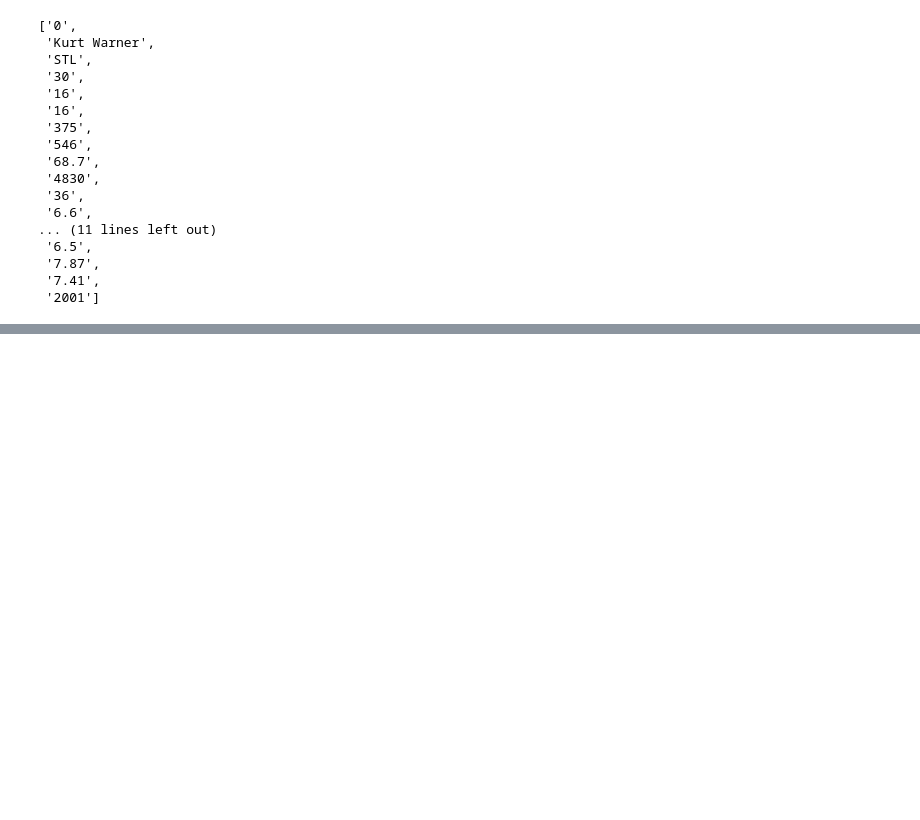
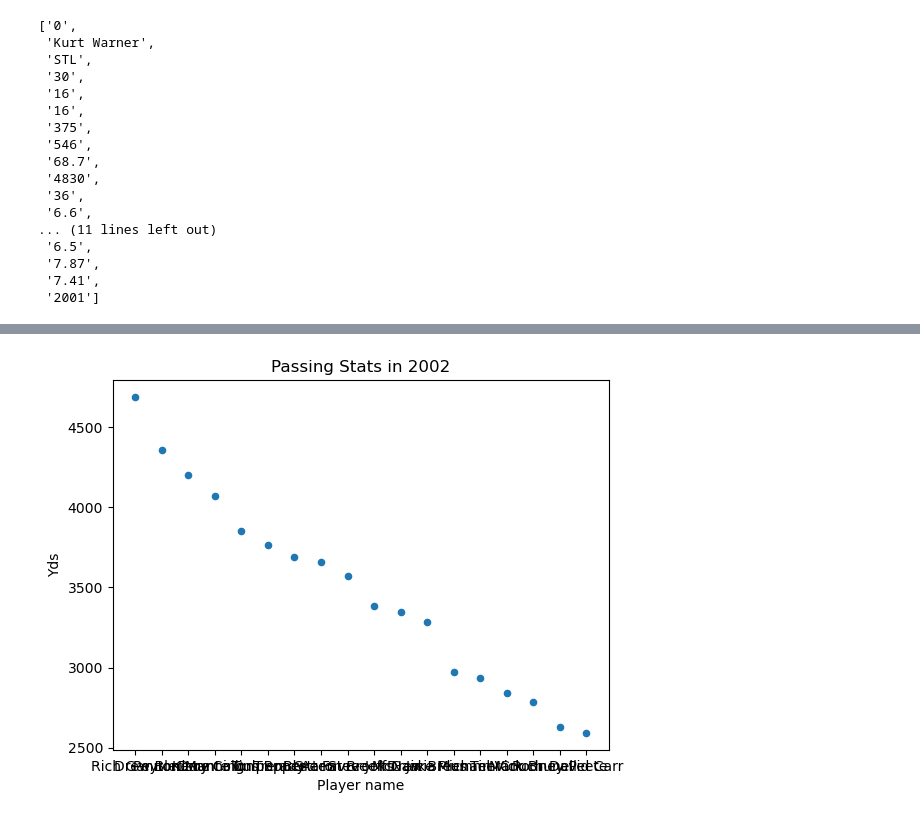
Before and after one commit to samweilert13/cs130-project-Sam, a Jupyter notebook: Analysis2.ipynb, the cells around one changed output, grey strips where cells are left out. Cells and saved outputs as stored; diff of their text form; code cells hidden in the pictures; blank space fills up the shorter version.

```diff
--- a/Analysis2.ipynb
+++ b/Analysis2.ipynb
@@ -50,0 +196,8 @@ for line in data[1:]:
+# %%
+passing_stats2002.plot(kind='scatter', x='Player', y='Yds')
+plt.title('Passing Stats in 2002')
+plt.xlabel('Player name')
+plt.ylabel('Yds')
+plt.show()
+# %% [output]
+[figure, added]
```
Also changed, not shown: parts of 30 cells of this notebook, 2 other files.
